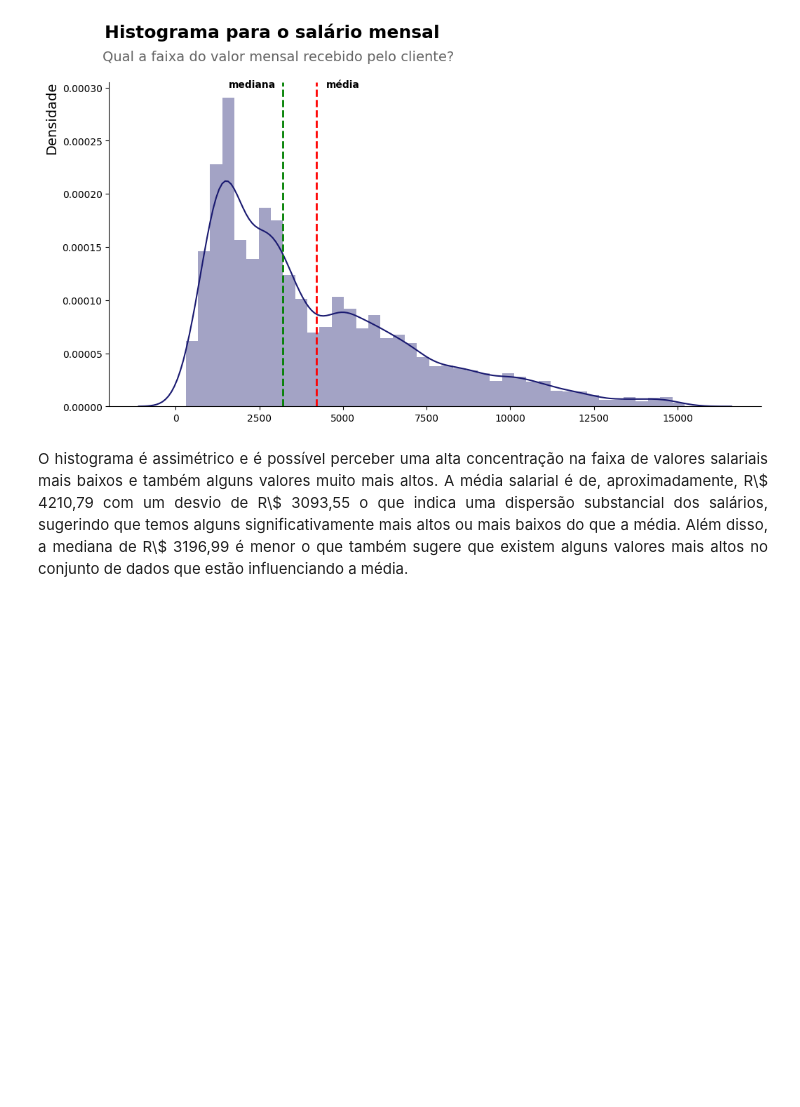
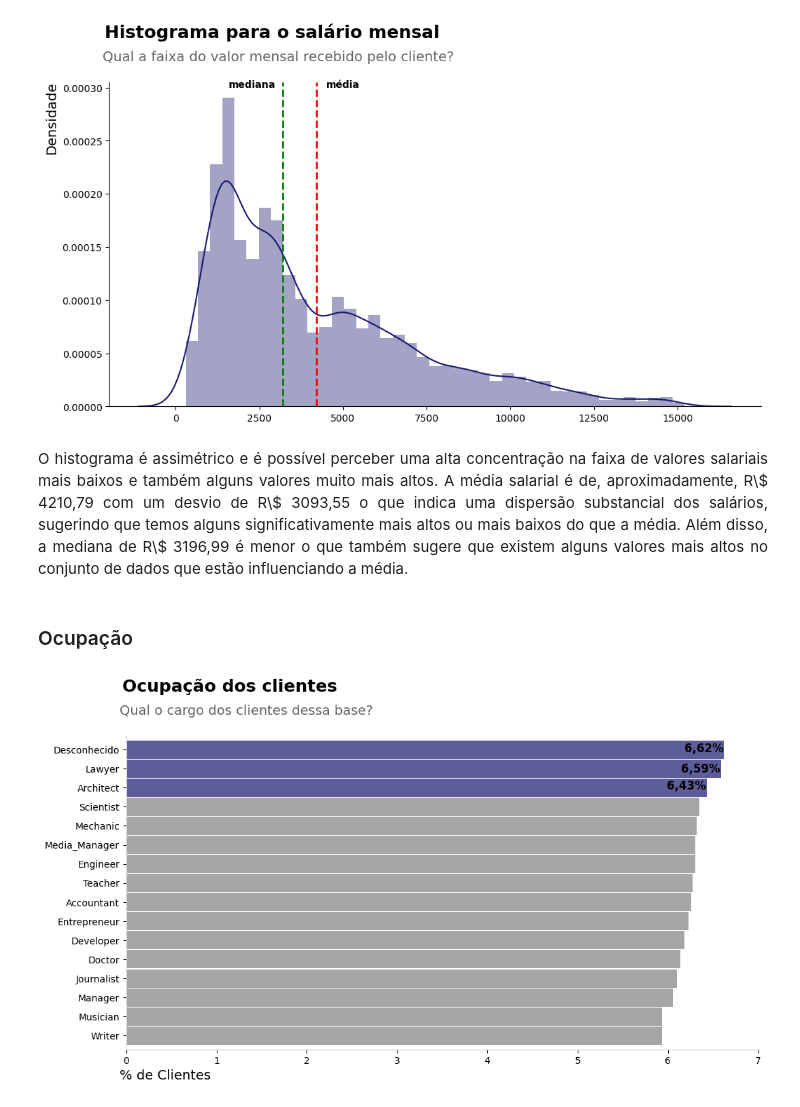
Before and after one commit to LilianeAquino/projeto_ml_II_santander_coders, a Jupyter notebook: trabalho_ada_ML.ipynb, the cells around one changed output. Drawn from its saved outputs; the diff is of its cells as text; code cells hidden in the pictures; blank space fills up the shorter version.

```diff
--- a/trabalho_ada_ML.ipynb
+++ b/trabalho_ada_ML.ipynb
@@ -317,3 +317,37 @@ plt.show()
 [figure]
 # %% [markdown]
 <p style='text-align: justify;'><font size=3.>O histograma é assimétrico e é possível perceber uma alta concentração na faixa de valores salariais mais baixos e também alguns valores muito mais altos. A média salarial é de, aproximadamente, R\$ 4210,79 com um desvio de R\$ 3093,55 o que indica uma dispersão substancial dos salários, sugerindo que temos alguns significativamente mais altos ou mais baixos do que a média. Além disso, a mediana de R\$ 3196,99 é menor o que também sugere que existem alguns valores mais altos no conjunto de dados que estão influenciando a média.</font></p>
+# %% [markdown]
+### Ocupação
+# %%
+suptitle = 'Ocupação dos clientes'
+title = 'Qual o cargo dos clientes dessa base?'
+
+colors=['#808080']*13+['#191970']*3
+
+creditScore = round(df['Occupation'].value_counts(normalize=True) * 100, 2)
+creditScore = creditScore.sort_values(ascending=False)
+creditScore = creditScore[::-1]
+
+ax = creditScore.plot.barh(width=0.96,
+                      alpha=0.7,
+                      figsize=(12, 6),
+                      rot=False,
+                      color=colors)
+
+ax.spines['top'].set_visible(False)
+ax.spines['right'].set_visible(False)
+ax.spines['bottom'].set_color('#ccc')
+ax.spines['left'].set_color('#ccc')
+
+plt.suptitle(suptitle, fontsize=18, y=1.02, horizontalalignment='left', x=0.12, color='black', weight='bold')
+plt.title(title, fontsize=14, color='#646464', y=1.05, loc='left', x=-0.01)
+plt.xlabel('% de Clientes', fontsize=14, horizontalalignment='left', x=-0.01)
+plt.text(6.4, 14.86, '6,62%', fontsize=12, weight='bold', horizontalalignment='center')
+plt.text(6.36, 13.79, '6,59%', fontsize=12, weight='bold', horizontalalignment='center')
+plt.text(6.2, 12.9, '6,43%', fontsize=12, weight='bold', horizontalalignment='center')
+plt.xlim(0, 7)
+plt.grid(False)
+plt.show()
+# %% [output]
+[figure, added]
```
Also changed, not shown: parts of 19 cells of this notebook.
